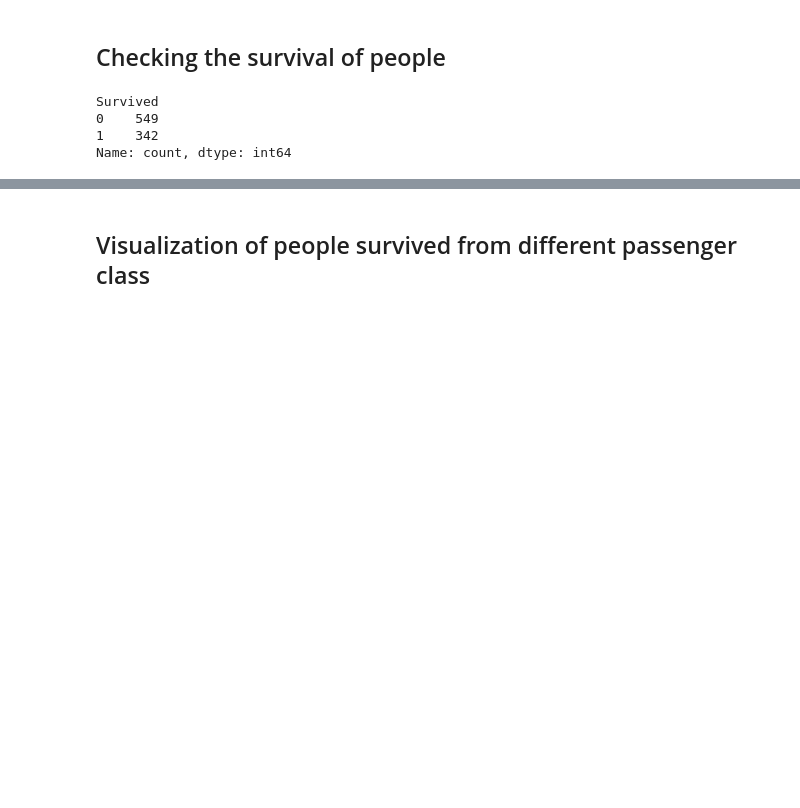
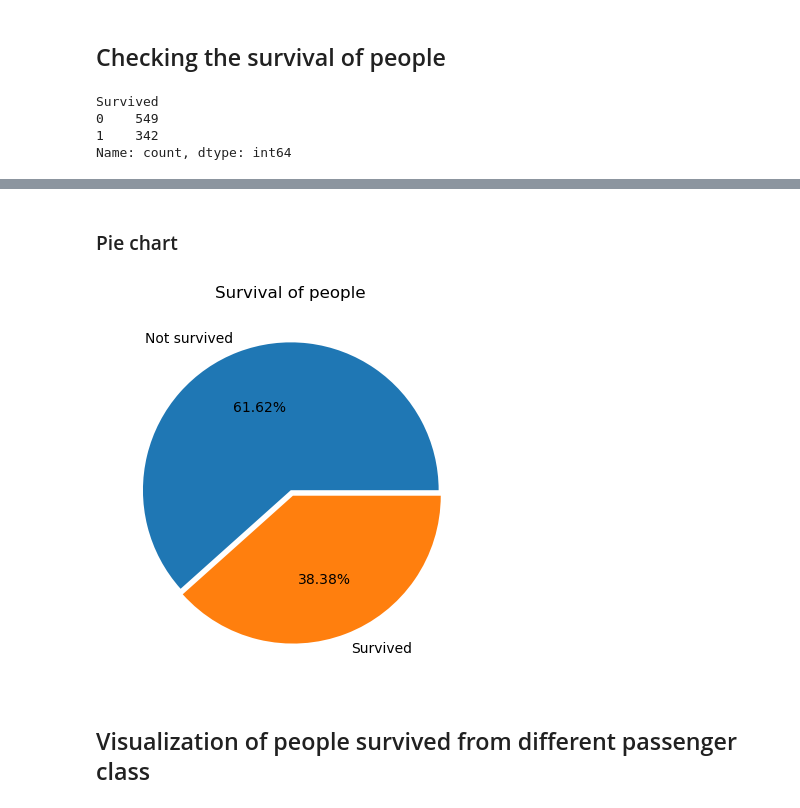
Before and after one commit to kindo-tk/CODSOFT, a Jupyter notebook: Titanic_Survival_Prediction/Titanic_Survival_Prediction.ipynb, the cells around one changed output, grey strips where cells are left out. Drawn from its saved outputs; the diff is of its cells as text; code cells hidden in the pictures; blank space fills up the shorter version.

```diff
--- a/Titanic_Survival_Prediction/Titanic_Survival_Prediction.ipynb
+++ b/Titanic_Survival_Prediction/Titanic_Survival_Prediction.ipynb
@@ -178,2 +191,10 @@ Name: count, dtype: int64
+# %% [markdown]
+### Pie chart
+# %%
+plt.pie(df['Survived'].value_counts(),explode=[0,0.04],autopct="%1.2f%%",labels=['Not survived','Survived'])
+plt.title("Survival of people")
+plt.show()
+# %% [output]
+[figure, added]
 # %% [markdown]
 ## Visualization of people survived from different passenger class
```
Also changed, not shown: parts of 37 cells of this notebook.
